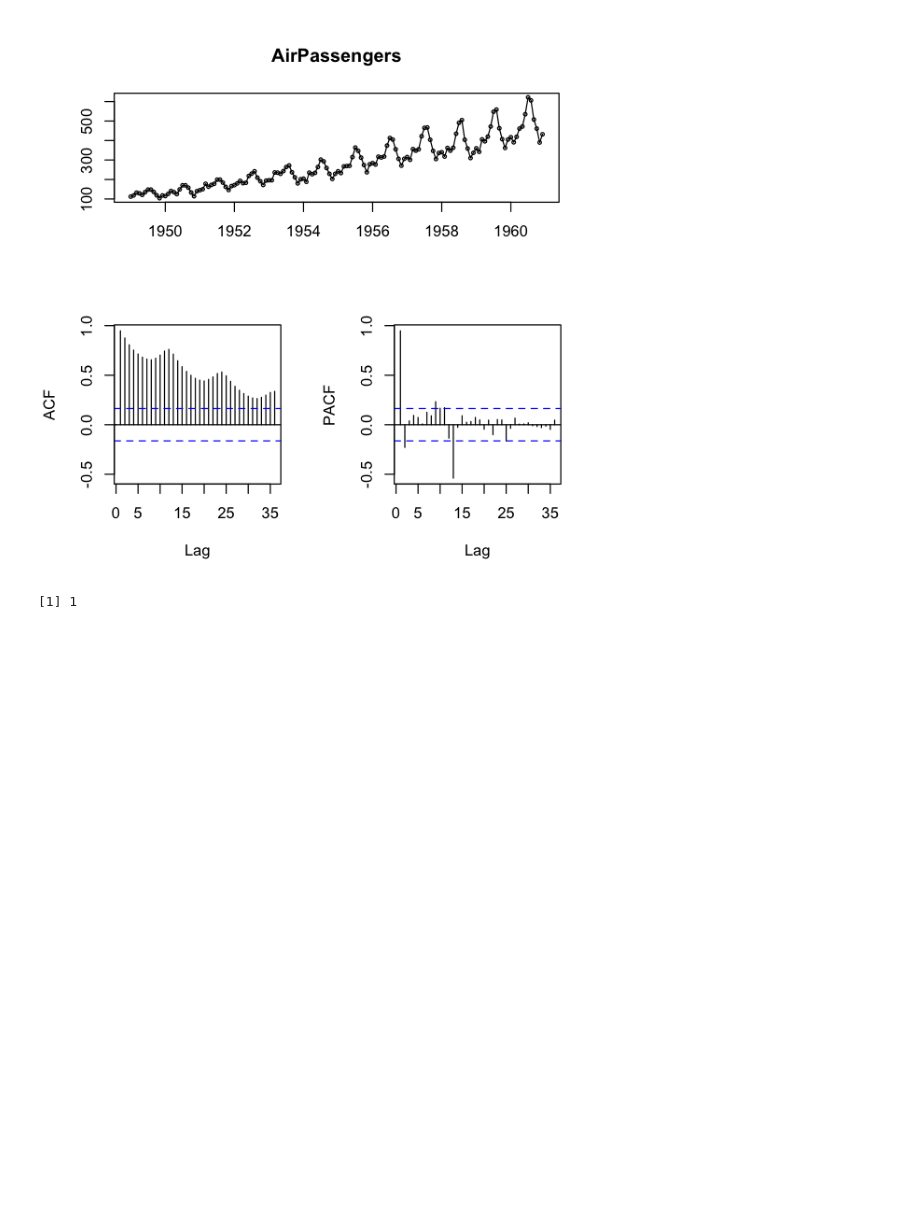
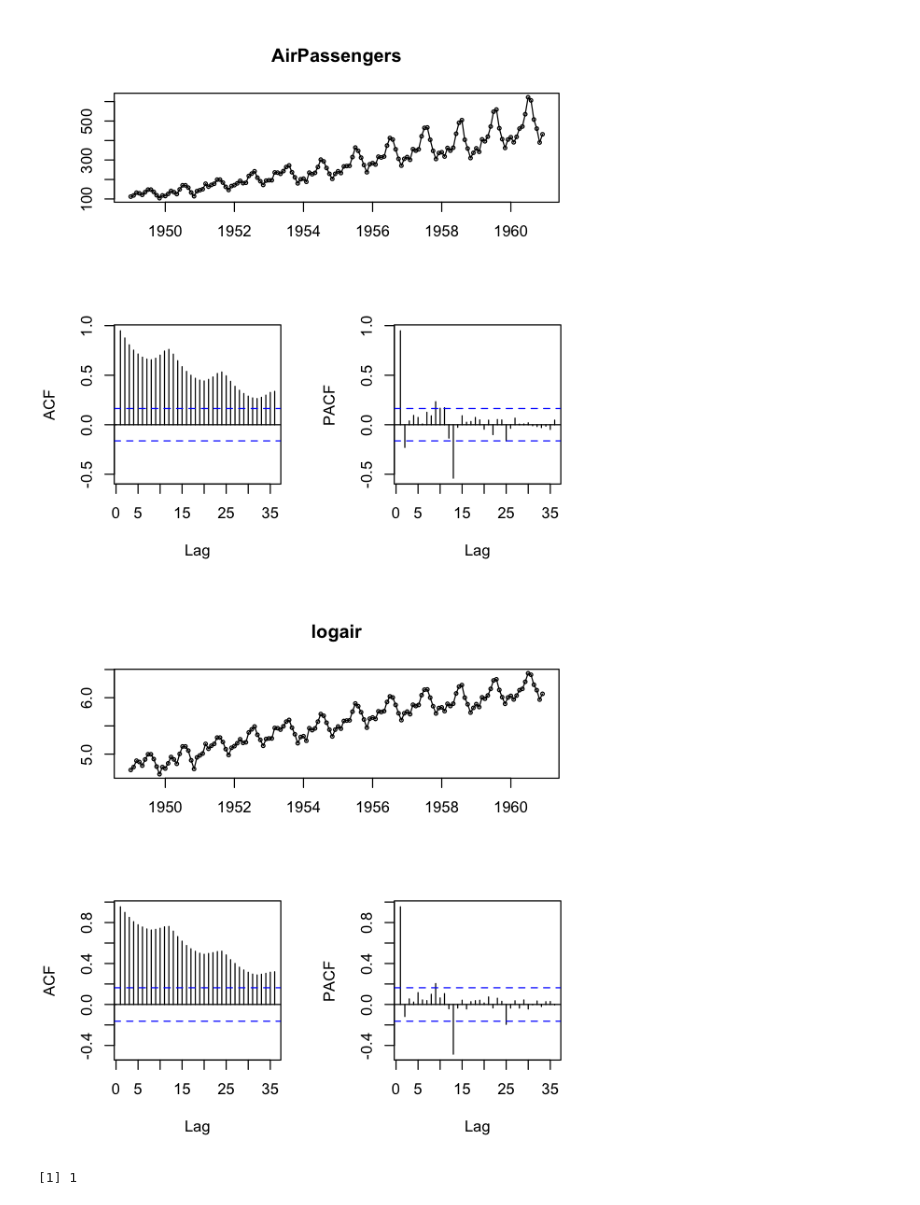
Before and after one commit to natemiller/DSCI6008-student, a Jupyter notebook: week5-TimeSeries/5.3-ARIMA/DSCI6008-5.3-Lecture.ipynb, the cells around one changed output. Cells and saved outputs as stored; diff of their text form; code cells hidden in the pictures; blank space fills up the shorter version.

```diff
--- a/week5-TimeSeries/5.3-ARIMA/DSCI6008-5.3-Lecture.ipynb
+++ b/week5-TimeSeries/5.3-ARIMA/DSCI6008-5.3-Lecture.ipynb
@@ -490,4 +490,9 @@ The seasonal part of an AR or MA model will be seen in the seasonal lags of the
 tsdisplay(AirPassengers)
 # %% [output]
 [figure]
+# %%
+logair = log(AirPassengers)
+tsdisplay(logair)
+# %% [output]
+[figure, added]
 # %%
```
Also changed, not shown: parts of 6 cells of this notebook.
